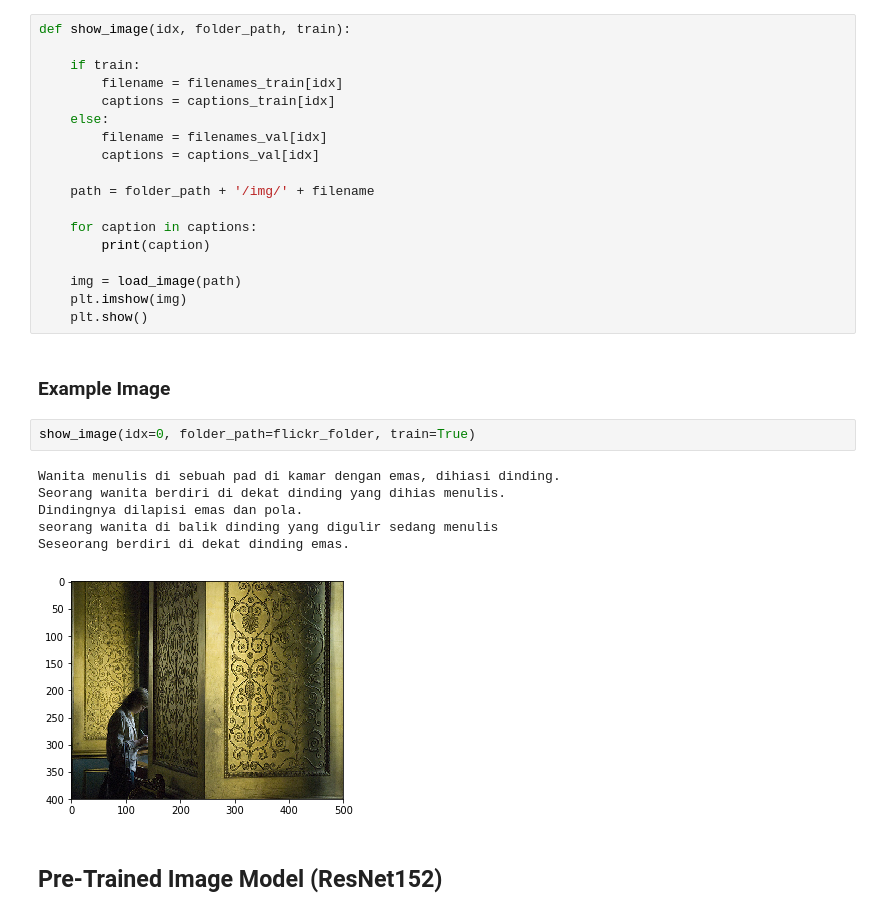
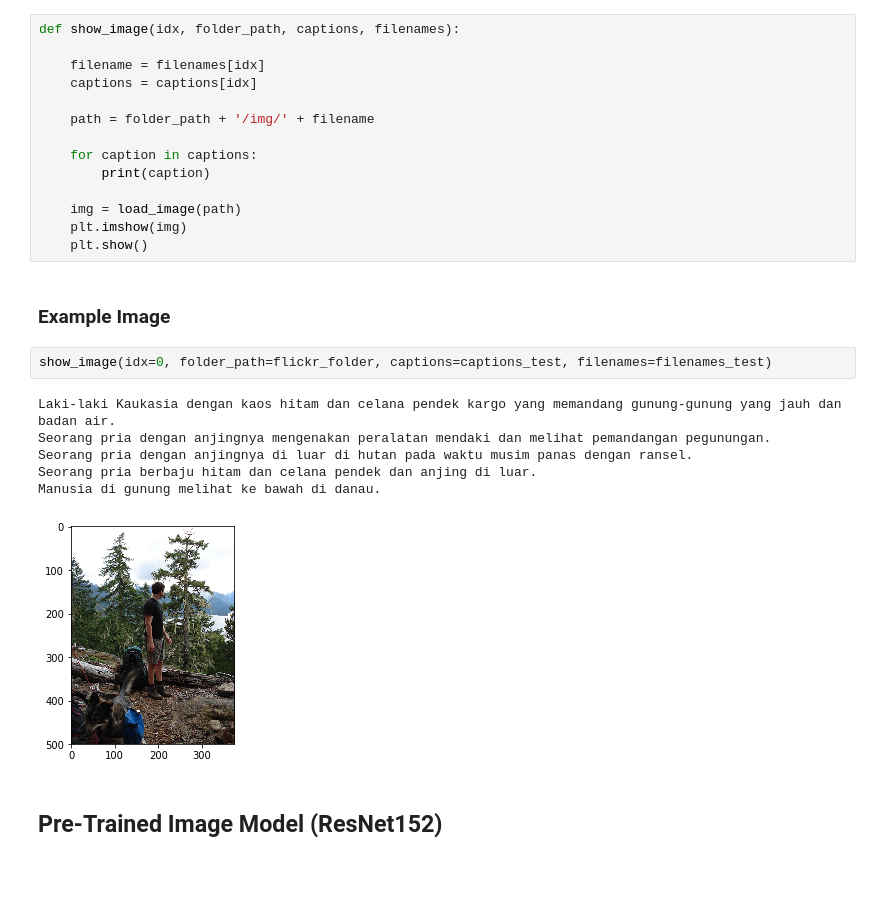
Before and after one commit to deryrahman/image-caption-emotion-indonesia, a Jupyter notebook: image_captioning.ipynb, the cells around one changed output. Drawn from its saved outputs; the diff is of its cells as text; blank space fills up the shorter version.

```diff
--- a/image_captioning.ipynb
+++ b/image_captioning.ipynb
@@ -105,12 +105,8 @@ from images import load_image
 # %%
-def show_image(idx, folder_path, train):
+def show_image(idx, folder_path, captions, filenames):
 
-    if train:
-        filename = filenames_train[idx]
-        captions = captions_train[idx]
-    else:
-        filename = filenames_val[idx]
-        captions = captions_val[idx]
+    filename = filenames[idx]
+    captions = captions[idx]
 
     path = folder_path + '/img/' + filename
 
@@ -123,14 +119,14 @@ def show_image(idx, folder_path, train):
 # %% [markdown]
 ### Example Image
 # %%
-show_image(idx=0, folder_path=flickr_folder, train=True)
+show_image(idx=0, folder_path=flickr_folder, captions=captions_test, filenames=filenames_test)
 # %% [output]
-Wanita menulis di sebuah pad di kamar dengan emas, dihiasi dinding.
-Seorang wanita berdiri di dekat dinding yang dihias menulis.
-Dindingnya dilapisi emas dan pola.
-seorang wanita di balik dinding yang digulir sedang menulis
-Seseorang berdiri di dekat dinding emas.
+Laki-laki Kaukasia dengan kaos hitam dan celana pendek kargo yang memandang gunung-gunung yang jauh dan badan air.
+Seorang pria dengan anjingnya mengenakan peralatan mendaki dan melihat pemandangan pegunungan.
+Seorang pria dengan anjingnya di luar di hutan pada waktu musim panas dengan ransel.
+Seorang pria berbaju hitam dan celana pendek dan anjing di luar.
+Manusia di gunung melihat ke bawah di danau.
-[figure, old version]
+[figure, new version]
 # %% [markdown]
 ## Pre-Trained Image Model (ResNet152)
 # %%
```
Also changed, not shown: parts of 37 cells of this notebook.
